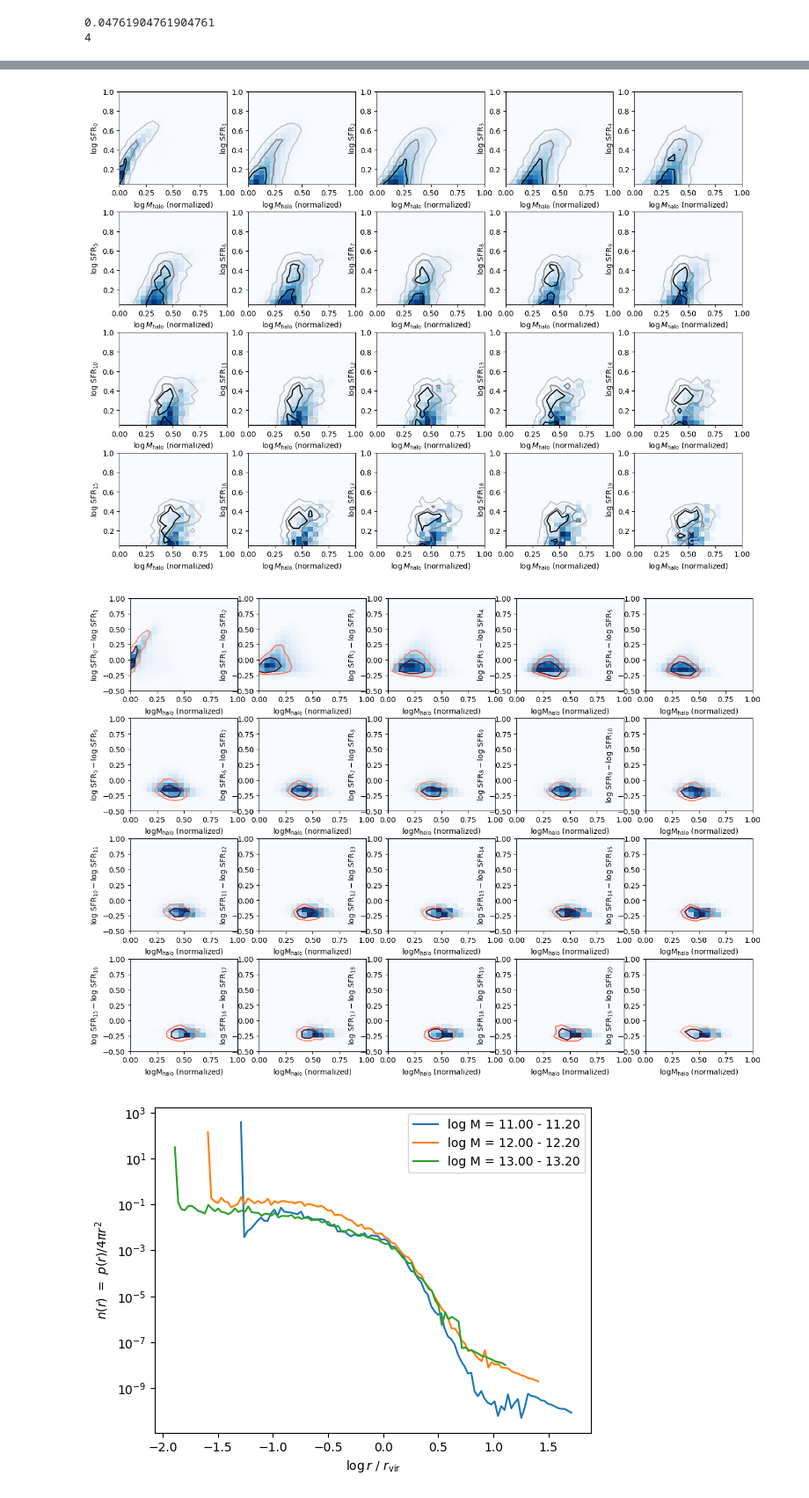
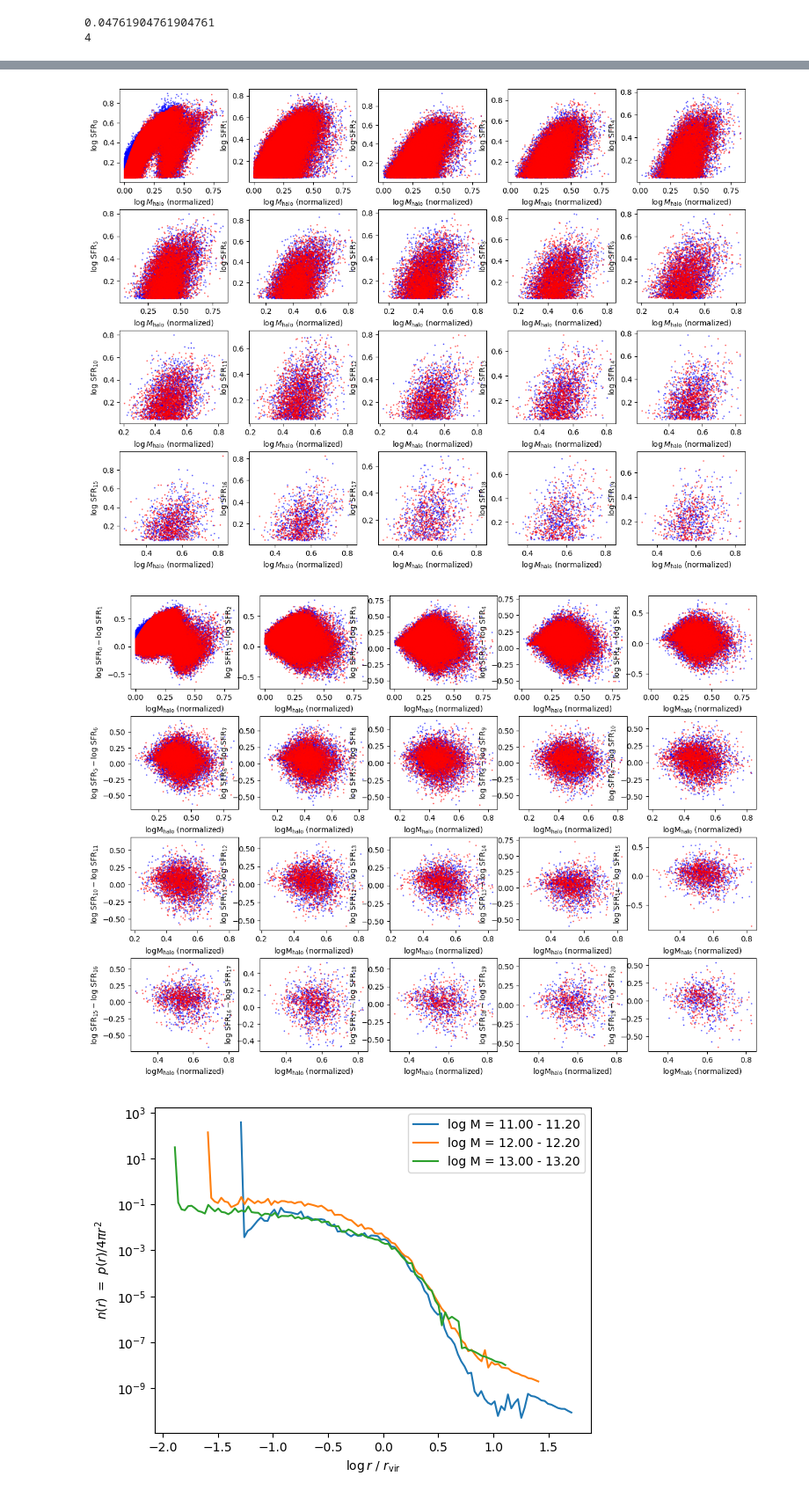
Before and after one commit to knmoriwaki/cosmoglint, a Jupyter notebook: Transformer/plot.ipynb, the cells around one changed output, grey strips where cells are left out. Shown at 88% size. Saved outputs shown, nothing was run; the diff lists cells and outputs as text; code cells hidden in the pictures.

```diff
--- a/Transformer/plot.ipynb
+++ b/Transformer/plot.ipynb
@@ -67,7 +74,7 @@ Transformer1(
 ### True data ###
 ndata = None
 #ndata = 10000
-dataset_true = MyDataset(f"./TNG_data", max_length=opt.max_length, norm_params=norm_params, ndata=ndata, use_dist=opt.use_rad)
+dataset_true = MyDataset(f"./TNG_data", max_length=opt.max_length, norm_params=norm_params, ndata=ndata, use_dist=opt.use_dist)
 x_true = dataset_true.x
 y_true = dataset_true.y_padded
 x_true_Msun = x_true * (xmax - xmin) + xmin
@@ -87,10 +94,8 @@ y_true = y_true.detach().cpu().numpy()
 generated = generated.detach().cpu().numpy()
 # %%
 ### set threshold
-threshold1 = 1. / opt.num_features_out
-threshold2 = ( np.log10(0.1) - ymin ) / ( ymax - ymin)
-#threshold = 0.5 * (threshold1 + threshold2)
-threshold = threshold2
+threshold = 1. / opt.num_features_out
+threshold = ( np.log10(0.1) - ymin ) / ( ymax - ymin)
 bin_of_threshold = int(threshold * opt.num_features_out)
 print(threshold)
 print(bin_of_threshold)
@@ -176,7 +181,7 @@ for i, (x, g) in enumerate(zip(x_random, generated_test)):
             for k in range(j+1):
                 plt.plot(np.linspace(0, 1, opt.num_features_out), prob[i,k,iparam], label=k, color=colors[k])
                 plt.vlines(g[k,iparam], *ylim, colors=colors[k], linestyles="dashed")
-            plt.ylim(*ylim)
+            #plt.ylim(*ylim)
             plt.yscale("log")
             plt.legend()
         #break
@@ -363,7 +311,9 @@ for i_logm in range(len(logm_bins)):
 # %%
 ### comparison of M-SFR relations
 show_scatter = True
-show_scatter = False
+#show_scatter = False
+
+gray_colors = ['#C0C0C0', '#808080', '#000000']
 
 max_length_to_show = 20
 param_names = [r"$\rm log\ SFR$", r"$\log \ d$"]
@@ -407,43 +357,42 @@ for iparam in range(opt.num_features_in):
             #plt.contour(grid_data.T, extent=extent, cmap="Blues", levels=levels, origin="lower")
             hist = np.histogram2d(xnow, ynow[:,i,iparam], bins=20, range=hist_range)
             grid_data, levels = compute_contoure_levels(hist[0])
-            gray_colors = ['#C0C0C0', '#808080', '#000000']
             plt.contour(grid_data.T, extent=extent, colors=gray_colors, levels=levels)
 
         plt.ylabel(param_names[iparam]+r"$_{%d}$" % i)
         plt.xlabel(r"$\log M_{\rm halo}\ (\rm normalized)$")
 
     xnow_true = x_true
     ynow_true = y_true
     xnow = x_true
     ynow = generated
     plt.figure(figsize=(15,11))
     plt.subplots_adjust(wspace=0.2, hspace=0.3)
     for i in range(max_length_to_show):
         xnow_true = xnow_true[ynow_true[:,i,0]>threshold]
         ynow_true = ynow_true[ynow_true[:,i,0]>threshold]
         xnow = xnow[ynow[:,i,0]>threshold]
         ynow = ynow[ynow[:,i,0]>threshold]
 
         if i < opt.max_length - 1:
             plt.subplot(4,5,i+1)
             if show_scatter:
                 plt.scatter(xnow_true, ynow_true[:,i,iparam]-ynow_true[:,i+1,iparam], s=1, color="blue", alpha=0.5)
                 plt.scatter(xnow, ynow[:,i,iparam]-ynow[:,i+1,iparam], s=1, color="red", alpha=0.5)
             else:
                 hist_range = [[0,1],[-0.2,0.9]]
                 hist = np.histogram2d(xnow_true, ynow_true[:,i,iparam]-ynow_true[:,i+1,iparam], bins=20, range=hist_range)
                 grid_data, levels = compute_contoure_levels(hist[0])
                 plt.imshow(hist[0].T, extent=[0,1,-0.5,1], cmap="Blues", origin="lower", aspect="auto")
                 #plt.contour(grid_data.T, extent=[0,1,-0.5,1], cmap="Blues", levels=levels5)
                 hist = np.histogram2d(xnow, ynow[:,i,iparam]-ynow[:,i+1,iparam], bins=20, range=hist_range)
                 grid_data, levels = compute_contoure_levels(hist[0])
-                plt.contour(grid_data.T, extent=[0,1,-0.5,1], cmap="Reds", levels=levels)
+                plt.contour(grid_data.T, extent=[0,1,-0.5,1], colors=gray_colors, levels=levels)
             plt.ylabel(param_names[iparam]+(r"$_{%d} - $" % i) + param_names[iparam] + (r"$_{%d}$" % (i+1)))
             plt.xlabel(r"$\rm log M_{\rm halo}\ (\rm normalized)$")
 # %% [output]
-[figure, old version]
+[figure, new version]
-[figure, old version]
+[figure, new version]
 # %%
 ## radial profile
 def NFW_profile(logr, log_rs=0, log_rho0=0):
```
Also changed, not shown: parts of 6 cells of this notebook, 17 other files.
